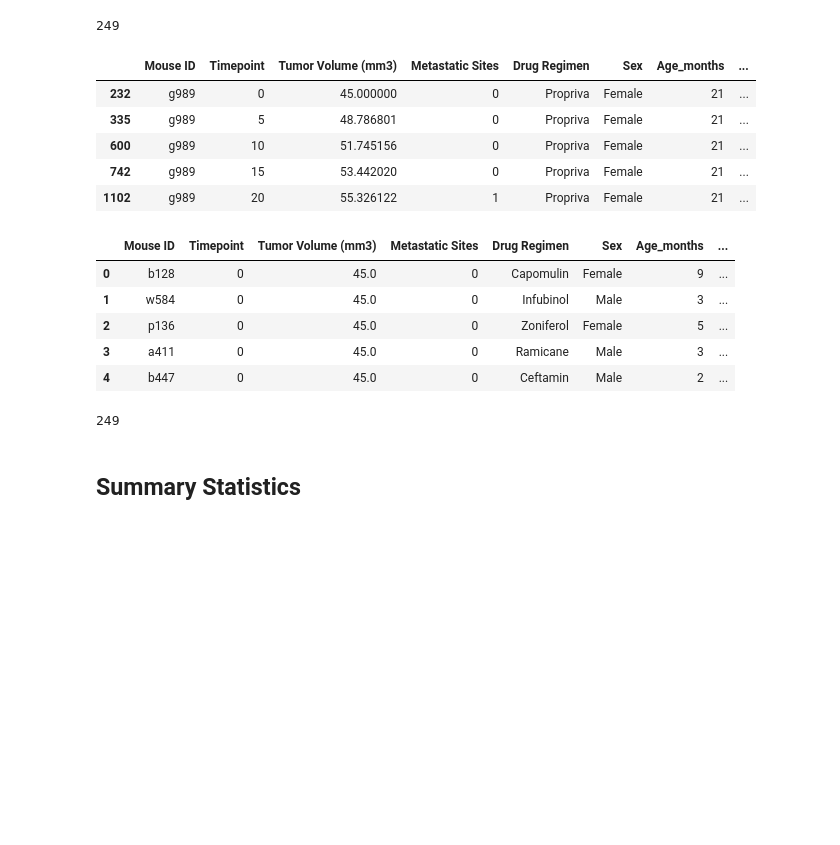
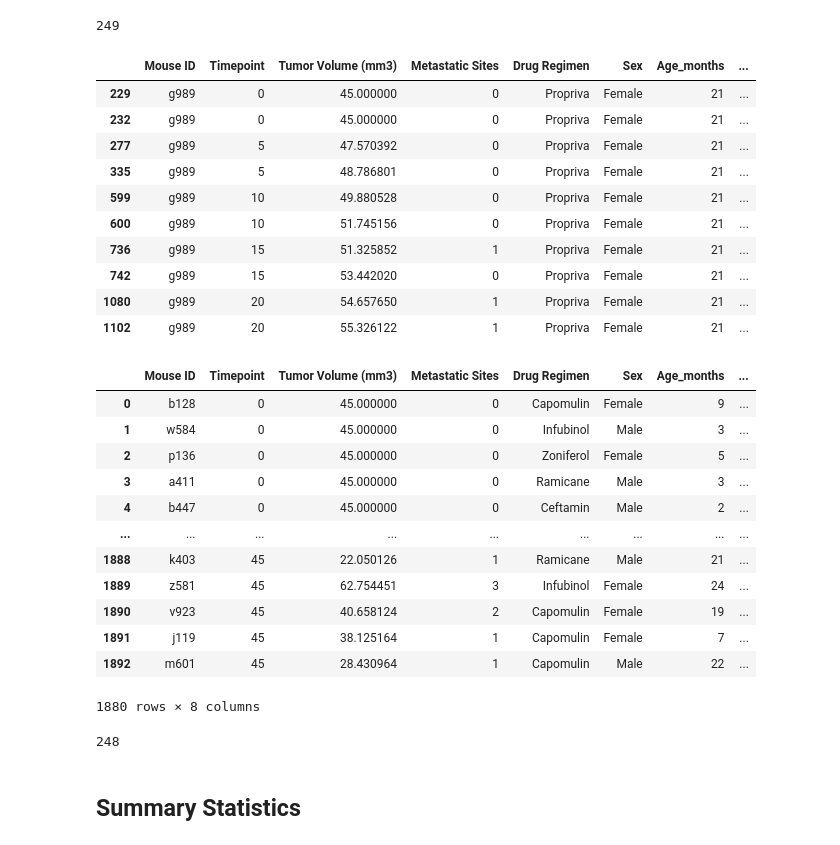
Before and after one commit to carolyan1/Matplotlib-Challenge, a Jupyter notebook: Pymaceuticals/Pymaceuticals_Starter.ipynb, the cells around one changed output. Cells and saved outputs as stored; diff of their text form; code cells hidden in the pictures; blank space fills up the shorter version.

Commit message:
drop duplicated mouse ID

```diff
--- a/Pymaceuticals/Pymaceuticals_Starter.ipynb
+++ b/Pymaceuticals/Pymaceuticals_Starter.ipynb
@@ -40,34 +40,46 @@ Mice_number
 249
 # %%
 # Getting the duplicate mice by ID number that shows up for Mouse ID and Timepoint.
-duplicate_df = combined_data[combined_data.duplicated(["Mouse ID","Timepoint"], keep="first")]
+duplicate_df = combined_data[combined_data.duplicated(["Mouse ID","Timepoint"], keep=False)]
 duplicate_df
 # %% [output]
 |  | Mouse ID | Timepoint | Tumor Volume (mm3) | Metastatic Sites | Drug Regimen | Sex | Age_months | ... |
+| 229 | g989 | 0 | 45.000000 | 0 | Propriva | Female | 21 | ... |
 | 232 | g989 | 0 | 45.000000 | 0 | Propriva | Female | 21 | ... |
+| 277 | g989 | 5 | 47.570392 | 0 | Propriva | Female | 21 | ... |
 | 335 | g989 | 5 | 48.786801 | 0 | Propriva | Female | 21 | ... |
+| 599 | g989 | 10 | 49.880528 | 0 | Propriva | Female | 21 | ... |
 | 600 | g989 | 10 | 51.745156 | 0 | Propriva | Female | 21 | ... |
+| 736 | g989 | 15 | 51.325852 | 1 | Propriva | Female | 21 | ... |
 | 742 | g989 | 15 | 53.442020 | 0 | Propriva | Female | 21 | ... |
+| 1080 | g989 | 20 | 54.657650 | 1 | Propriva | Female | 21 | ... |
 | 1102 | g989 | 20 | 55.326122 | 1 | Propriva | Female | 21 | ... |
 # %%
 # Optional: Get all the data for the duplicate mouse ID.
 # %%
 # Create a clean DataFrame by dropping the duplicate mouse by its ID.
-clean_data = combined_data.drop_duplicates(subset = ["Mouse ID","Timepoint"],keep = False)
-clean_data.head()
+Mice_number_clean = combined_data[combined_data["Mouse ID"]!= 'g989']
+Mice_number_clean
 # %% [output]
 |  | Mouse ID | Timepoint | Tumor Volume (mm3) | Metastatic Sites | Drug Regimen | Sex | Age_months | ... |
-| 0 | b128 | 0 | 45.0 | 0 | Capomulin | Female | 9 | ... |
-| 1 | w584 | 0 | 45.0 | 0 | Infubinol | Male | 3 | ... |
-| 2 | p136 | 0 | 45.0 | 0 | Zoniferol | Female | 5 | ... |
-| 3 | a411 | 0 | 45.0 | 0 | Ramicane | Male | 3 | ... |
-| 4 | b447 | 0 | 45.0 | 0 | Ceftamin | Male | 2 | ... |
+| 0 | b128 | 0 | 45.000000 | 0 | Capomulin | Female | 9 | ... |
+| 1 | w584 | 0 | 45.000000 | 0 | Infubinol | Male | 3 | ... |
+| 2 | p136 | 0 | 45.000000 | 0 | Zoniferol | Female | 5 | ... |
+| 3 | a411 | 0 | 45.000000 | 0 | Ramicane | Male | 3 | ... |
+| 4 | b447 | 0 | 45.000000 | 0 | Ceftamin | Male | 2 | ... |
+| ... | ... | ... | ... | ... | ... | ... | ... | ... |
+| 1888 | k403 | 45 | 22.050126 | 1 | Ramicane | Male | 21 | ... |
+| 1889 | z581 | 45 | 62.754451 | 3 | Infubinol | Female | 24 | ... |
+| 1890 | v923 | 45 | 40.658124 | 2 | Capomulin | Female | 19 | ... |
+| 1891 | j119 | 45 | 38.125164 | 1 | Capomulin | Female | 7 | ... |
+| 1892 | m601 | 45 | 28.430964 | 1 | Capomulin | Male | 22 | ... |
+1880 rows × 8 columns
 # %%
 # Checking the number of mice in the clean DataFrame.
-Mice_number_clean = len(clean_data["Mouse ID"].value_counts())
-Mice_number_clean
+clean_number =len(Mice_number_clean['Mouse ID'].value_counts())
+clean_number
 # %% [output]
-249
+248
 # %% [markdown]
 ## Summary Statistics
 # %%
```
Also changed, not shown: parts of 1 cell of this notebook.
